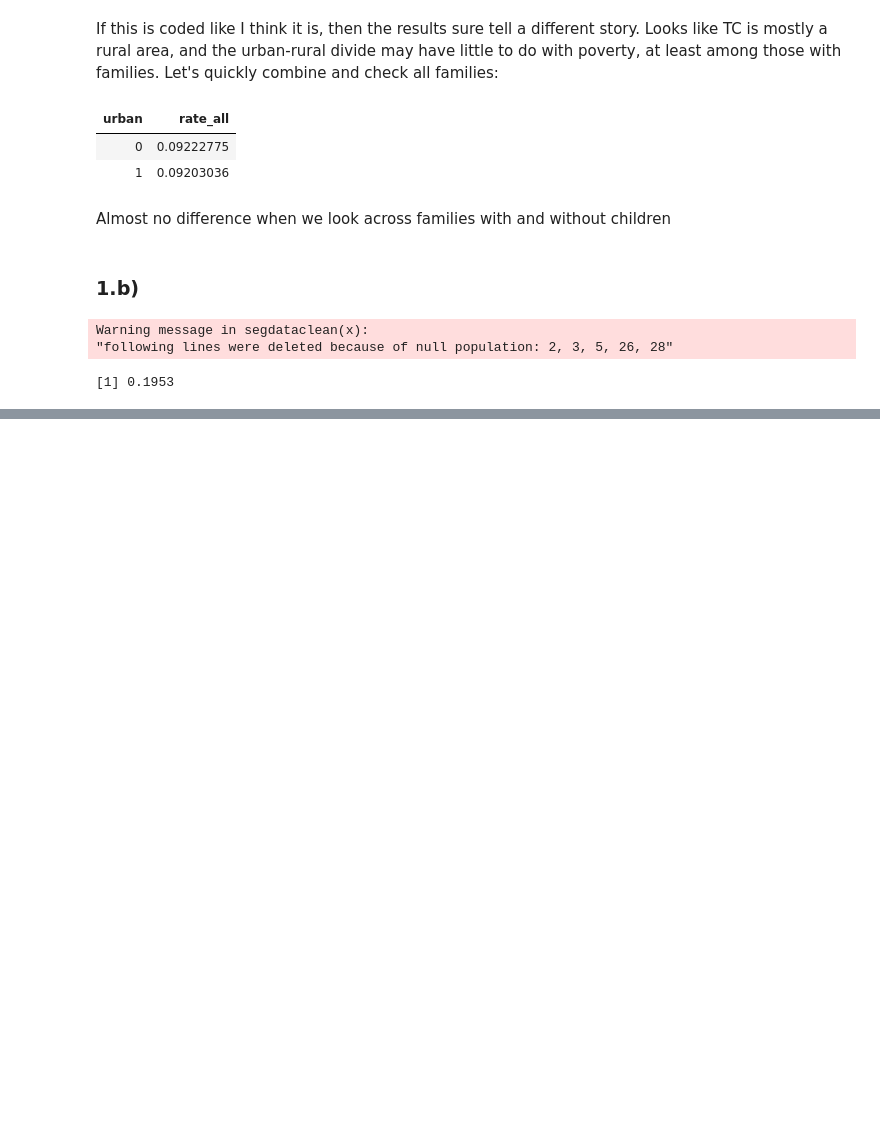
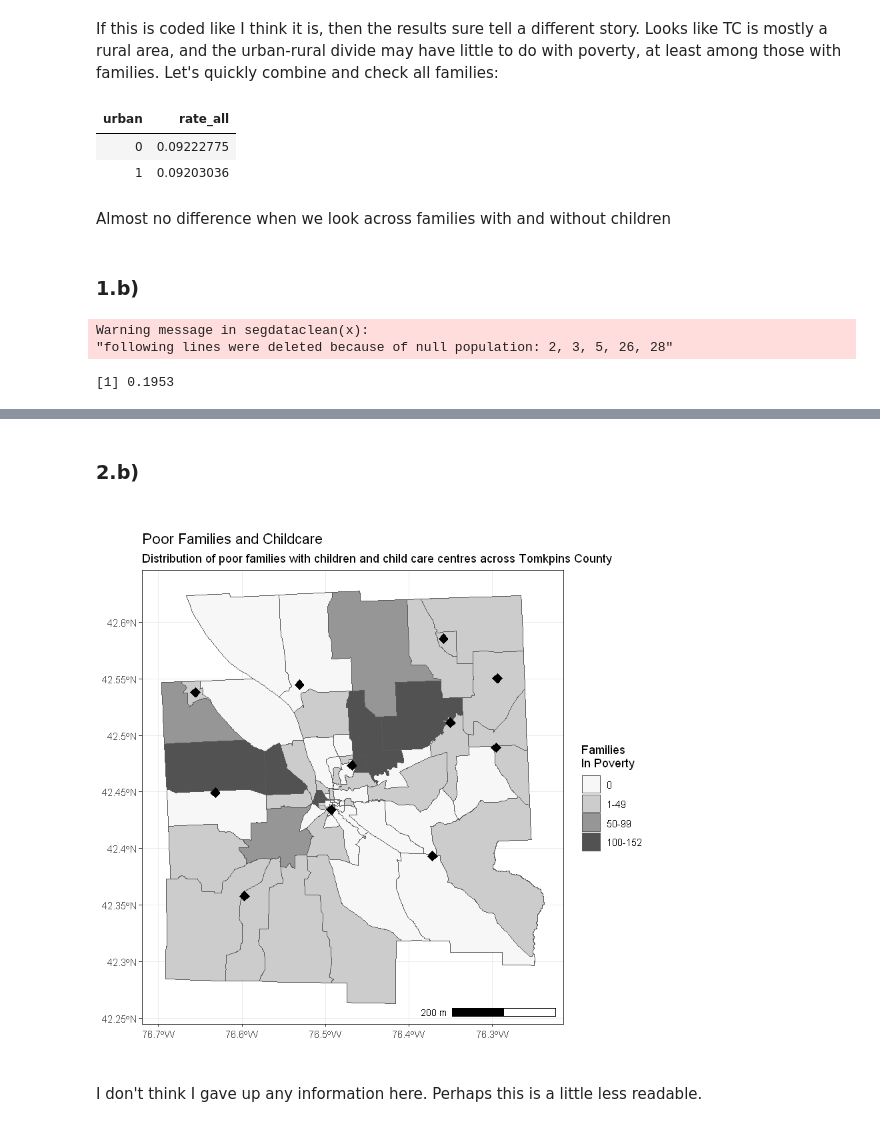
Before and after one commit to aridf/spatial_classwork, a Jupyter notebook: a5/A5.ipynb, the cells around one changed output, grey strips where cells are left out. Saved outputs shown, nothing was run; the diff lists cells and outputs as text; code cells hidden in the pictures; blank space fills up the shorter version.

```diff
--- a/a5/A5.ipynb
+++ b/a5/A5.ipynb
@@ -63,0 +146,15 @@ This number value of eta-squared seems relatively low. The poor and non-poor liv
+# %% [markdown]
+### 2.b)
+# %%
+ggplot() +
+    theme_bw() +
+    geom_sf(data = sf, aes(fill = pov_groups)) +
+    scale_fill_brewer(type = 'seq', palette = 'Greys', 'Families\nIn Poverty') +
+    geom_sf(data = sf_sites, color = 'black', fill = 'black', shape = 23, size = 3) +
+    annotation_scale(location = 'br', plot_unit = 'mi') +
+    labs(title = 'Poor Families and Childcare',
+        subtitle = 'Distribution of poor families with children and child care centres across Tomkpins County')
+# %% [output]
+[figure, added]
+# %% [markdown]
+I don't think I gave up any information here. Perhaps this is a little less readable.
```
Also changed, not shown: parts of 9 cells of this notebook.
